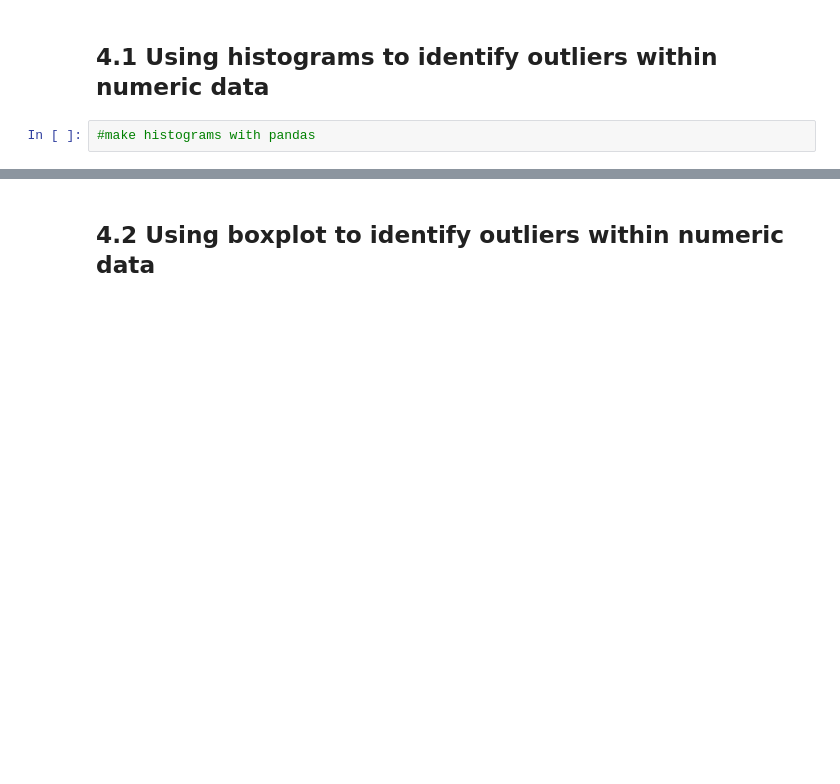
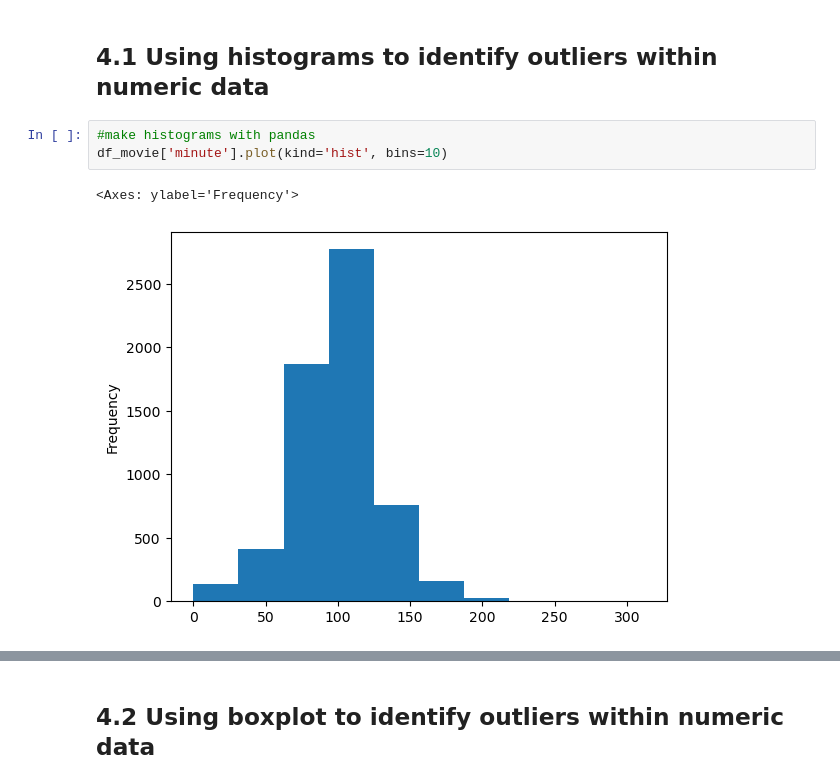
Before and after one commit to Zaman-SE/datascience, a Jupyter notebook: 8 Project 3 Data Cleaning with Pandas.ipynb, the cells around one changed output, grey strips where cells are left out. Cells and saved outputs as stored; diff of their text form; blank space fills up the shorter version.

```diff
--- a/8 Project 3 Data Cleaning with Pandas.ipynb
+++ b/8 Project 3 Data Cleaning with Pandas.ipynb
@@ -180,4 +180,8 @@ df_movie['date_added'].str.extract('(\d{4})')
 ## 4.1 Using histograms to identify outliers within numeric data
 # %%
 #make histograms with pandas
+df_movie['minute'].plot(kind='hist', bins=10)
+# %% [output]
+<Axes: ylabel='Frequency'>
+[figure, added]
 # %%
```
Also changed, not shown: parts of 15 cells of this notebook, 8 other files.
